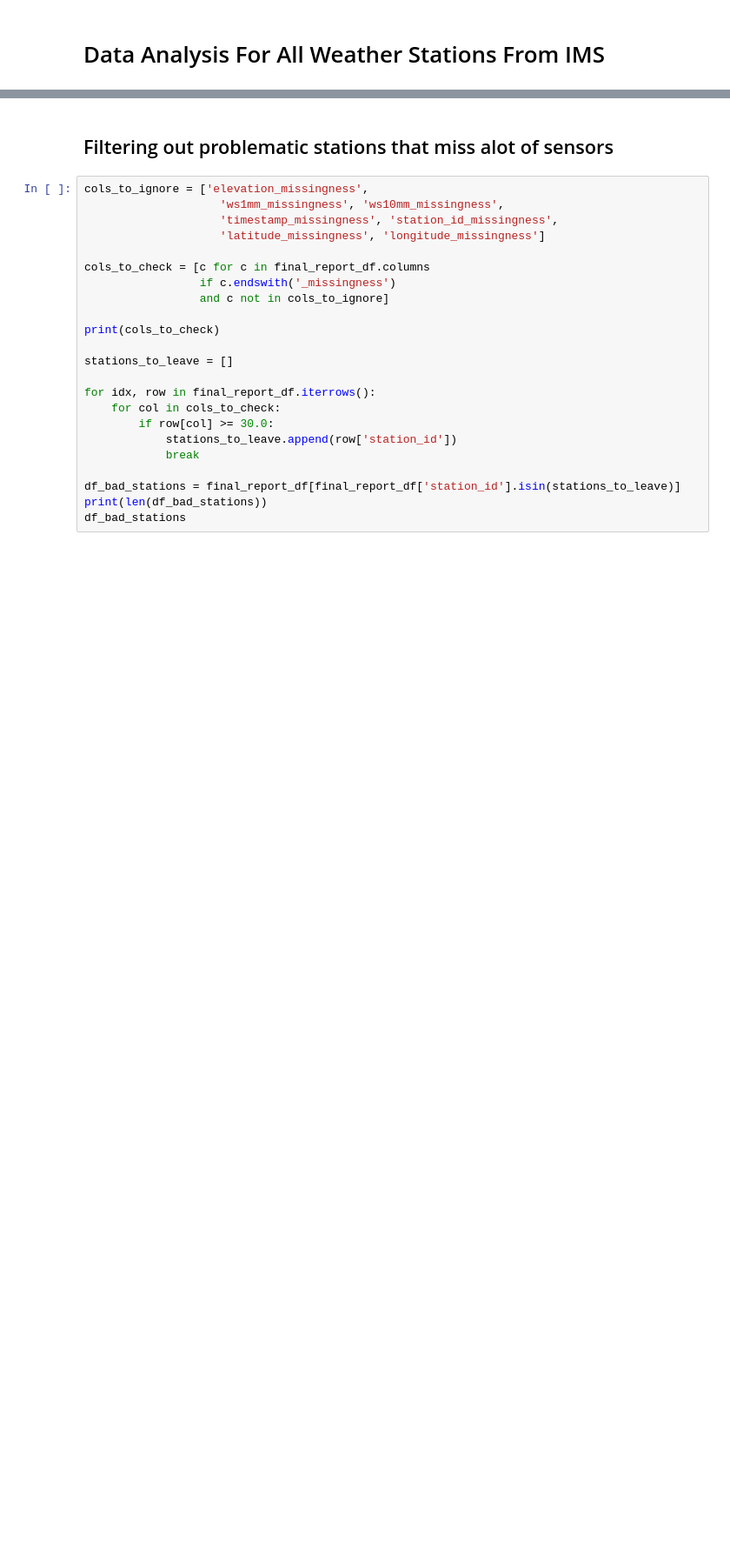
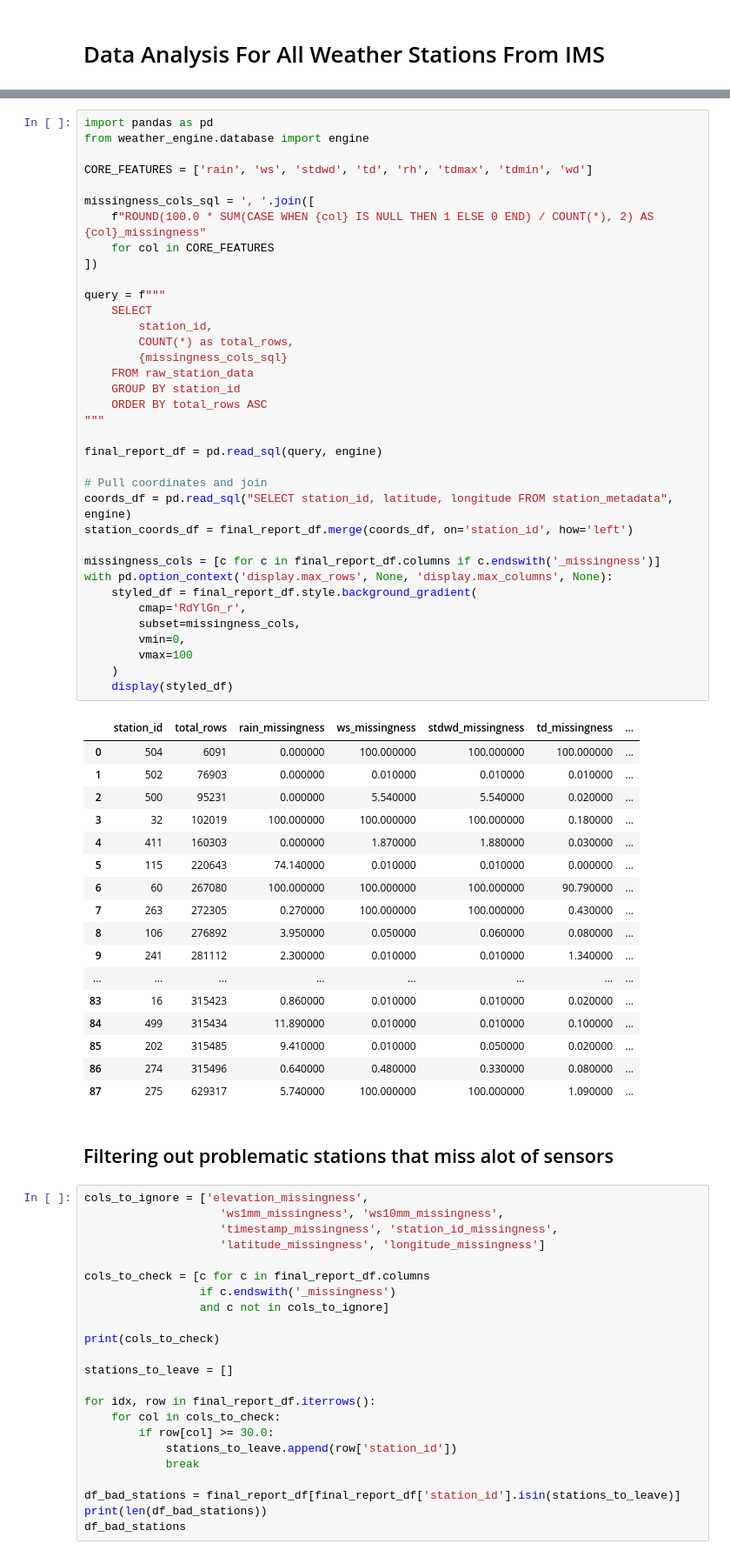
Before and after one commit to jadosh123/SparseData-AI-Precipitation-Forecasting, a Jupyter notebook: src/weather_engine/data_inspection.ipynb, the cells around one changed output, grey strips where cells are left out. Shown at 87% size. Drawn from its saved outputs; the diff is of its cells as text; blank space fills up the shorter version.

```diff
--- a/src/weather_engine/data_inspection.ipynb
+++ b/src/weather_engine/data_inspection.ipynb
@@ -92,3 +3,57 @@ Found 89 files. Starting cyclic processing...
+# %%
+import pandas as pd
+from weather_engine.database import engine
+
+CORE_FEATURES = ['rain', 'ws', 'stdwd', 'td', 'rh', 'tdmax', 'tdmin', 'wd']
+
+missingness_cols_sql = ', '.join([
+    f"ROUND(100.0 * SUM(CASE WHEN {col} IS NULL THEN 1 ELSE 0 END) / COUNT(*), 2) AS {col}_missingness"
+    for col in CORE_FEATURES
+])
+
+query = f"""
+    SELECT
+        station_id,
+        COUNT(*) as total_rows,
+        {missingness_cols_sql}
+    FROM raw_station_data
+    GROUP BY station_id
+    ORDER BY total_rows ASC
+"""
+
+final_report_df = pd.read_sql(query, engine)
+
+# Pull coordinates and join
+coords_df = pd.read_sql("SELECT station_id, latitude, longitude FROM station_metadata", engine)
+station_coords_df = final_report_df.merge(coords_df, on='station_id', how='left')
+
+missingness_cols = [c for c in final_report_df.columns if c.endswith('_missingness')]
+with pd.option_context('display.max_rows', None, 'display.max_columns', None):
+    styled_df = final_report_df.style.background_gradient(
+        cmap='RdYlGn_r',
+        subset=missingness_cols,
+        vmin=0,
+        vmax=100
+    )
+    display(styled_df)
+# %% [output]
+|  | station_id | total_rows | rain_missingness | ws_missingness | stdwd_missingness | td_missingness | ... |
+| 0 | 504 | 6091 | 0.000000 | 100.000000 | 100.000000 | 100.000000 | ... |
+| 1 | 502 | 76903 | 0.000000 | 0.010000 | 0.010000 | 0.010000 | ... |
+| 2 | 500 | 95231 | 0.000000 | 5.540000 | 5.540000 | 0.020000 | ... |
+| 3 | 32 | 102019 | 100.000000 | 100.000000 | 100.000000 | 0.180000 | ... |
+| 4 | 411 | 160303 | 0.000000 | 1.870000 | 1.880000 | 0.030000 | ... |
+| 5 | 115 | 220643 | 74.140000 | 0.010000 | 0.010000 | 0.000000 | ... |
+| 6 | 60 | 267080 | 100.000000 | 100.000000 | 100.000000 | 90.790000 | ... |
+| 7 | 263 | 272305 | 0.270000 | 100.000000 | 100.000000 | 0.430000 | ... |
+| 8 | 106 | 276892 | 3.950000 | 0.050000 | 0.060000 | 0.080000 | ... |
+| 9 | 241 | 281112 | 2.300000 | 0.010000 | 0.010000 | 1.340000 | ... |
+| ... | ... | ... | ... | ... | ... | ... | ... |
+| 83 | 16 | 315423 | 0.860000 | 0.010000 | 0.010000 | 0.020000 | ... |
+| 84 | 499 | 315434 | 11.890000 | 0.010000 | 0.010000 | 0.100000 | ... |
+| 85 | 202 | 315485 | 9.410000 | 0.010000 | 0.050000 | 0.020000 | ... |
+| 86 | 274 | 315496 | 0.640000 | 0.480000 | 0.330000 | 0.080000 | ... |
+| 87 | 275 | 629317 | 5.740000 | 100.000000 | 100.000000 | 1.090000 | ... |
 # %% [markdown]
 ## Filtering out problematic stations that miss alot of sensors
 # %%
```
Also changed, not shown: parts of 5 cells of this notebook, 1 other file.
